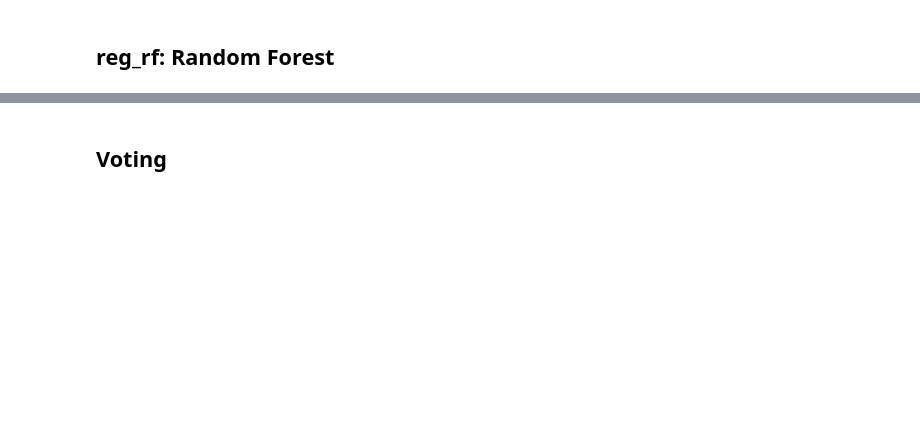
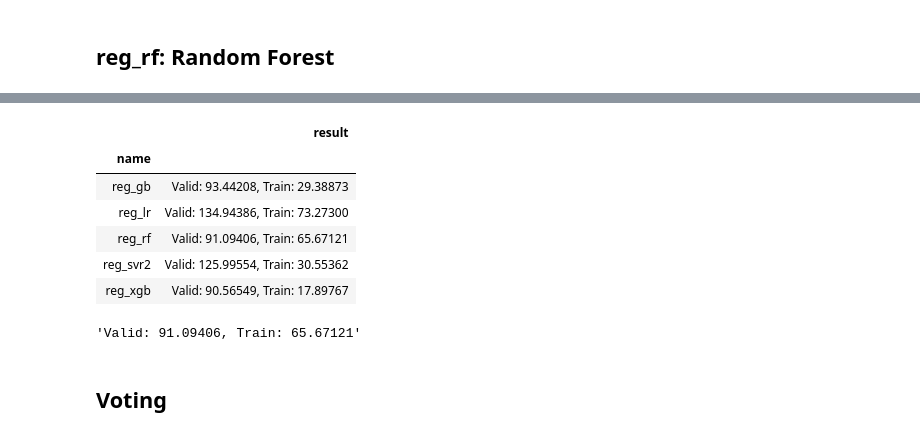
Before and after one commit to sunkusun9/DS_lv3_2609_1, a Jupyter notebook: sec_ds_lv3_prob3_kaggle.ipynb, the cells around one changed output, grey strips where cells are left out. Cells and saved outputs as stored; diff of their text form; code cells hidden in the pictures; blank space fills up the shorter version.

```diff
--- a/sec_ds_lv3_prob3_kaggle.ipynb
+++ b/sec_ds_lv3_prob3_kaggle.ipynb
@@ -555,2 +615,30 @@ eval_model('reg_xgb', reg_xgb)
+# %%
+from sklearn.ensemble import RandomForestRegressor
+X_rf = "15분, 30분, 45분, 60분, DayName, Hour, AM, Weekend_yn, Holiday_yn, Avg, TotalHour,생산량, 기온, 풍속, 습도, 강수량, 전기요금(계절), 공장인원, 인건비"
+X_rf = [i.strip() for i in X_rf.split(',')]
+
+ct = ColumnTransformer([
+    ('ohe', OneHotEncoder(categories='auto'), ['DayName']),
+    ('pt', 'passthrough', X_rf)
+])
+reg_rf = make_pipeline(
+    ct,
+    RandomForestRegressor(
+        random_state = 123,
+        n_estimators = 300,
+        max_depth = 15, # 2. max_depth로 최적의 기반 모델의 복잡도를 파악합니다.
+        min_samples_leaf = 16
+    )
+)
+eval_model('reg_rf', reg_rf)
+# %% [output]
+|  | result |
+| name |  |
+| reg_gb | Valid: 93.44208, Train: 29.38873 |
+| reg_lr | Valid: 134.94386, Train: 73.27300 |
+| reg_rf | Valid: 91.09406, Train: 65.67121 |
+| reg_svr2 | Valid: 125.99554, Train: 30.55362 |
+| reg_xgb | Valid: 90.56549, Train: 17.89767 |
+'Valid: 91.09406, Train: 65.67121'
 # %% [markdown]
 ## Voting
```
Also changed, not shown: parts of 7 cells of this notebook.
